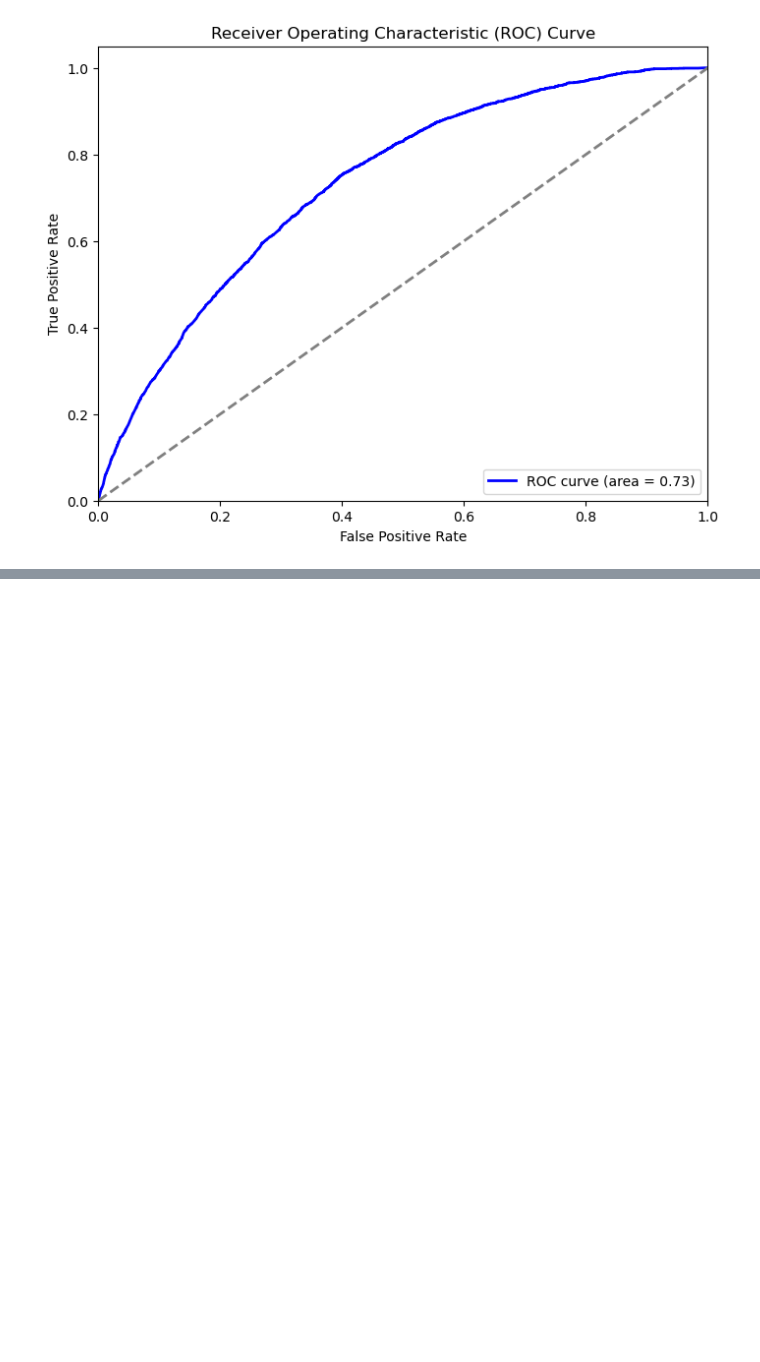
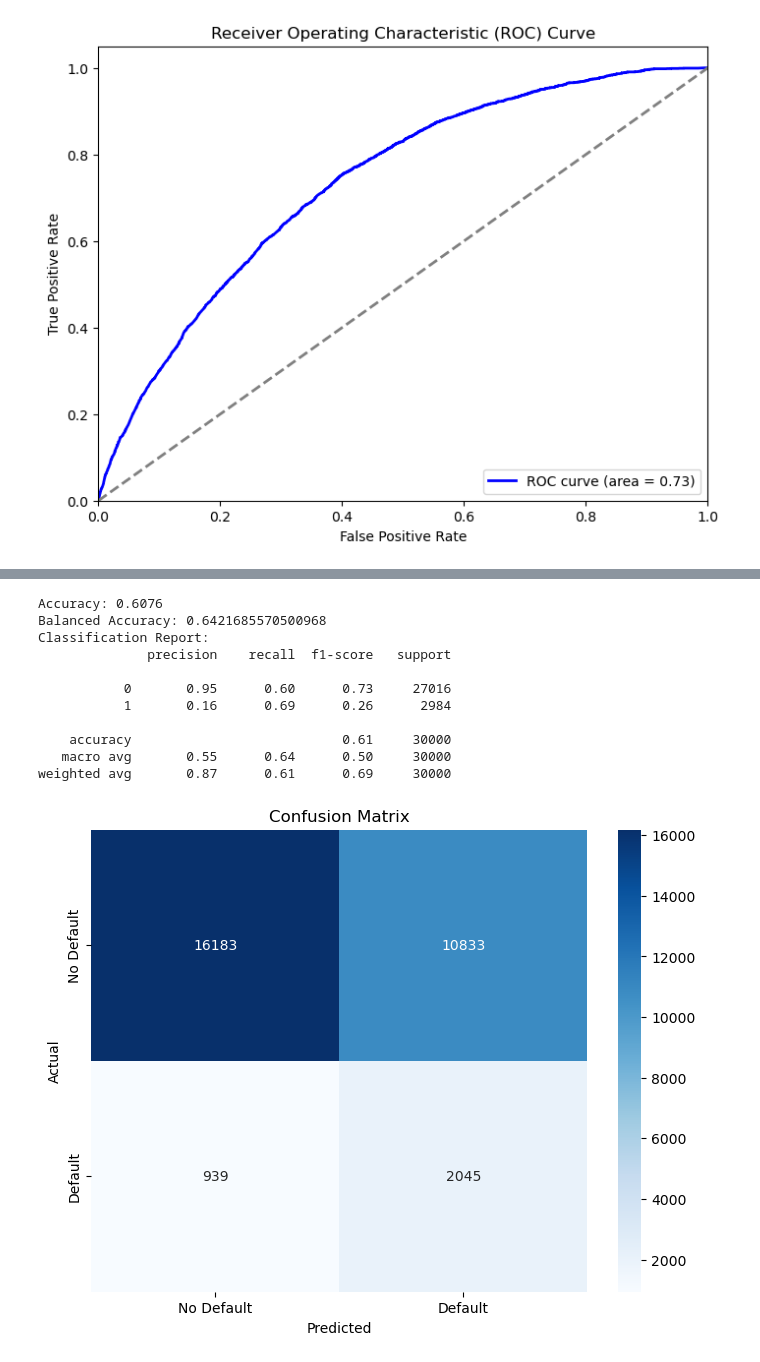
Before and after one commit to Ameya1337/Lending-Game-Finance, a Jupyter notebook: modeling_2.ipynb, the cells around one changed output, grey strips where cells are left out. Saved outputs shown, nothing was run; the diff lists cells and outputs as text; code cells hidden in the pictures; blank space fills up the shorter version.

```diff
--- a/modeling_2.ipynb
+++ b/modeling_2.ipynb
@@ -650,0 +748,67 @@ weighted avg       0.88      0.61      0.68     30000
+# %%
+# Balanced Random Forest
+
+from imblearn.ensemble import BalancedRandomForestClassifier
+
+brf = BalancedRandomForestClassifier(n_estimators=1000, random_state=42)
+
+brf.fit(X_train, y_train)
+
+y_pred_brf = brf.predict(X_test)
+
+accuracy_brf = accuracy_score(y_test, y_pred_brf)
+
+print(f"Accuracy: {accuracy_brf}")
+
+balanced_acc_brf = balanced_accuracy_score(y_test, y_pred_brf)
+
+print(f"Balanced Accuracy: {balanced_acc_brf}")
+
+print("Classification Report:")
+
+print(classification_report(y_test, y_pred_brf))
+
+conf_matrix_brf = confusion_matrix(y_test, y_pred_brf)
+plt.figure(figsize=(8, 6))
+sns.heatmap(
+    conf_matrix_brf,
+    annot=True,
+    fmt="d",
+    cmap="Blues",
+    xticklabels=["No Default", "Default"],
+    yticklabels=["No Default", "Default"],
+)
+plt.xlabel("Predicted")
+plt.ylabel("Actual")
+plt.title("Confusion Matrix")
+plt.show()
+
+y_prob_brf = brf.predict_proba(X_test)[:, 1]
+
+fpr_brf, tpr_brf, _ = roc_curve(y_test, y_prob_brf)
+roc_auc_brf = auc(fpr_brf, tpr_brf)
+plt.figure(figsize=(8, 6))
+plt.plot(
+    fpr_brf, tpr_brf, color="blue", lw=2, label=f"ROC curve (area = {roc_auc_brf:.2f})"
+)
+plt.plot([0, 1], [0, 1], color="gray", lw=2, linestyle="--")
+plt.xlim([0.0, 1.0])
+plt.ylim([0.0, 1.05])
+plt.xlabel("False Positive Rate")
+plt.ylabel("True Positive Rate")
+plt.title("Receiver Operating Characteristic (ROC) Curve")
+plt.legend(loc="lower right")
+plt.show()
+# %% [output]
+Accuracy: 0.6076
+Balanced Accuracy: 0.6421685570500968
+Classification Report:
+              precision    recall  f1-score   support
+
+           0       0.95      0.60      0.73     27016
+           1       0.16      0.69      0.26      2984
+
+    accuracy                           0.61     30000
+   macro avg       0.55      0.64      0.50     30000
+weighted avg       0.87      0.61      0.69     30000
+[figure, added]
```
Also changed, not shown: parts of 5 cells of this notebook, 6 other files.
